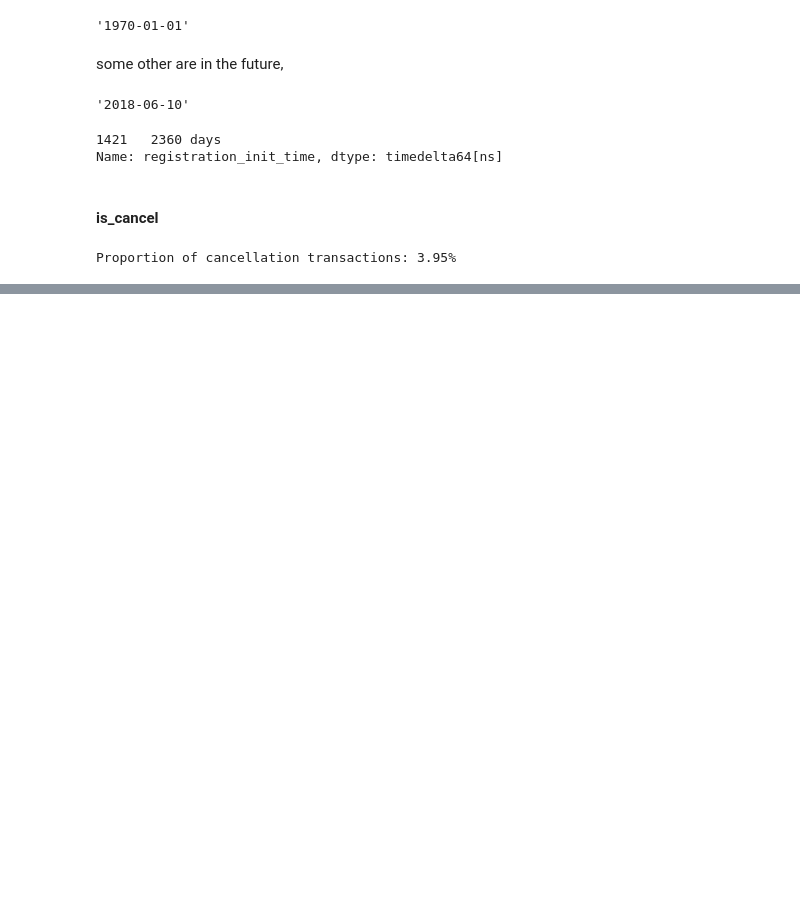
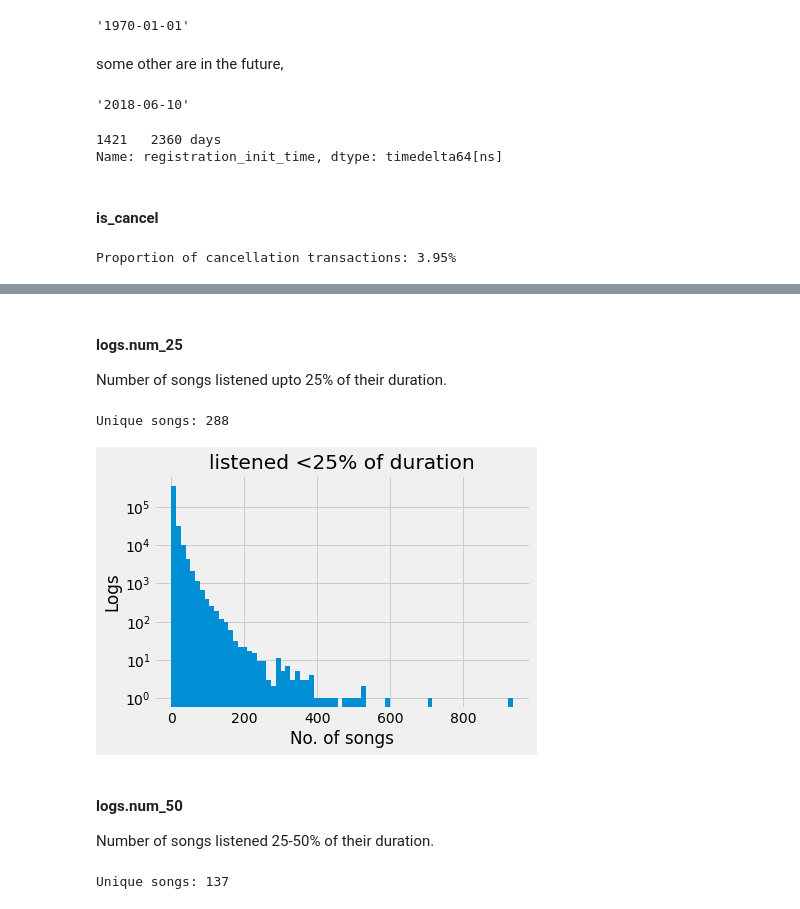
Before and after one commit to ysereda/Springboard, a Jupyter notebook: Capstone2_CustomerChurn.ipynb, the cells around one changed output, grey strips where cells are left out. Saved outputs shown, nothing was run; the diff lists cells and outputs as text; code cells hidden in the pictures; blank space fills up the shorter version.

```diff
--- a/Capstone2_CustomerChurn.ipynb
+++ b/Capstone2_CustomerChurn.ipynb
@@ -198,0 +217,2 @@ memory usage: 29.1+ MB
+# %%
+logs.loc[logs['total_secs'] < 0, 'total_secs'] = 0 # replace with 0
@@ -669,0 +747,22 @@ Proportion of cancellation transactions: 3.95%
+# %% [markdown]
+#### logs.num_25
+Number of songs listened upto 25% of their duration.
+# %%
+print("Unique songs:",nu(logs.num_25))
+# %% [output]
+Unique songs: 288
+# %%
+plt.semilogy();
+logs.num_25.hist(bins=nu(logs.num_25)//4);
+plt.xlabel('No. of songs');
+plt.ylabel('Logs');
+plt.title('listened <25% of duration');
+# %% [output]
+[figure, added]
+# %% [markdown]
+#### logs.num_50
+Number of songs listened 25-50% of their duration.
+# %%
+print("Unique songs:",nu(logs.num_50))
+# %% [output]
+Unique songs: 137
```
Also changed, not shown: parts of 57 cells of this notebook.
